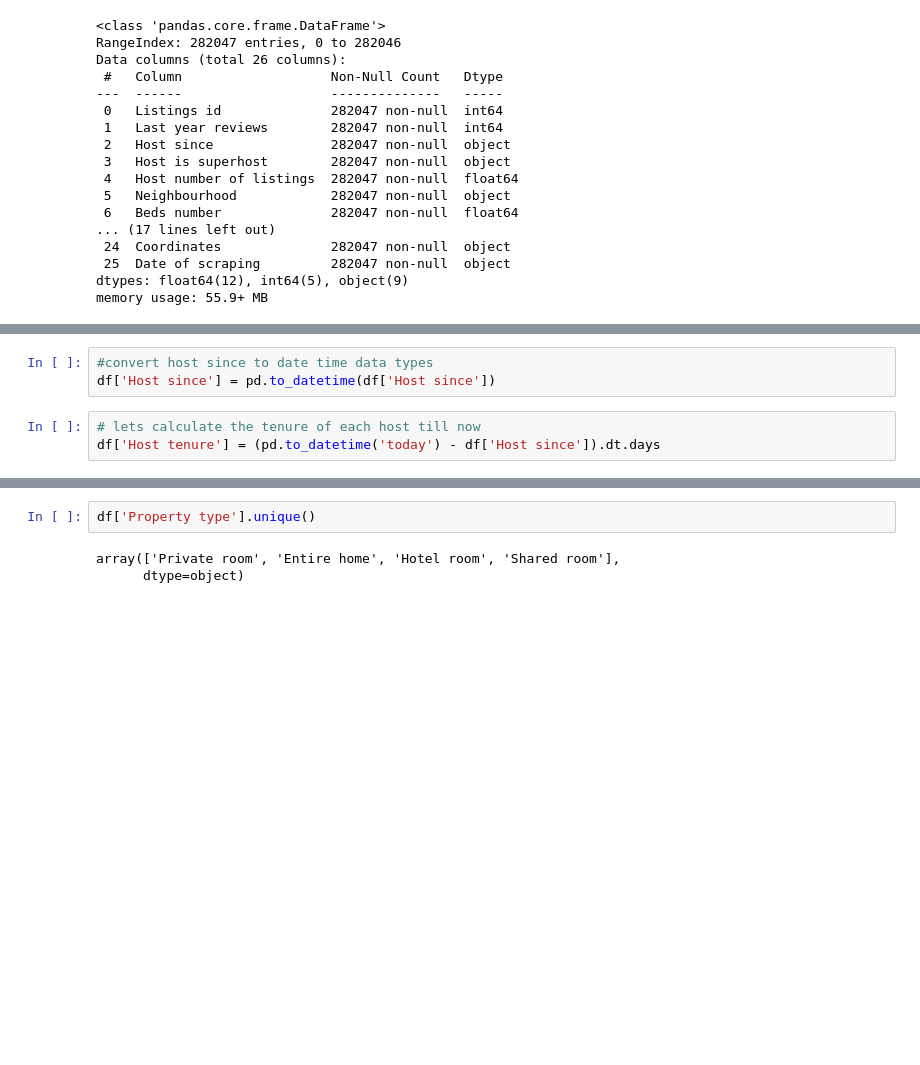
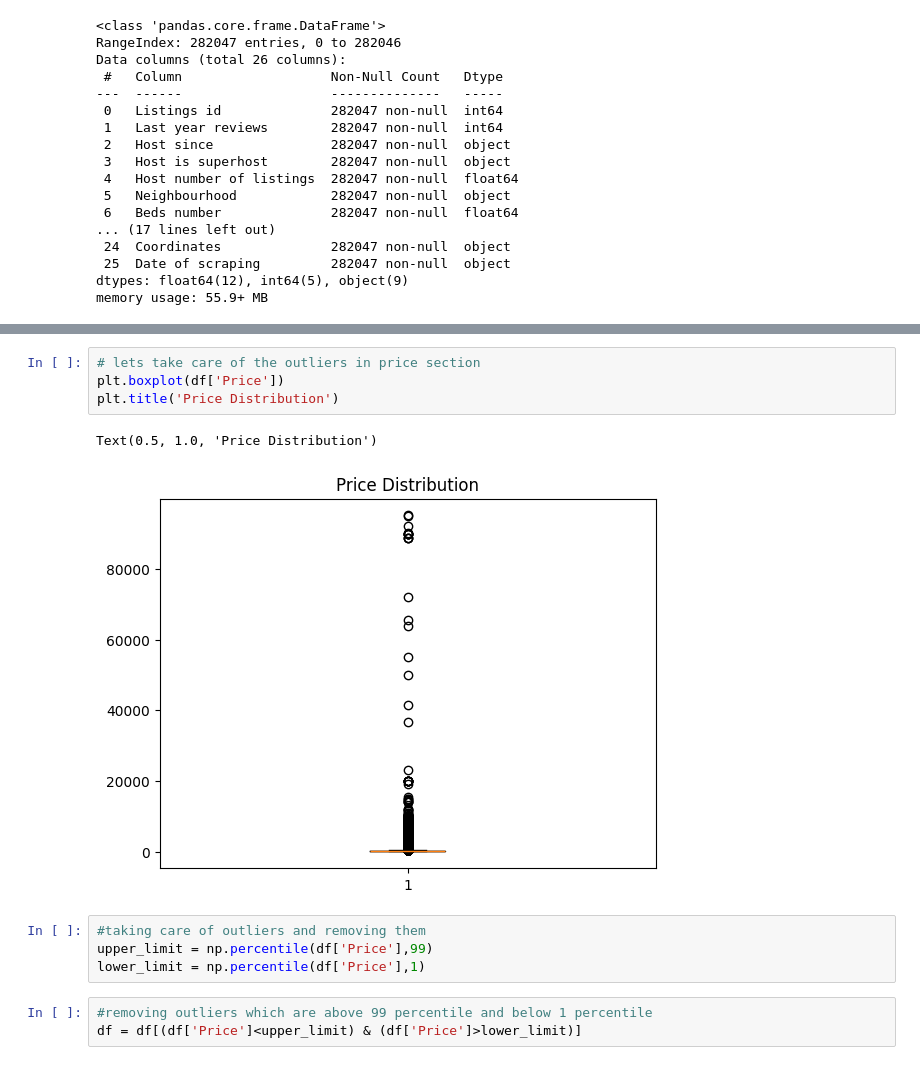
Before and after one commit to KakarotMc/Airbnb, a Jupyter notebook: Italy Airbnb prediciton.ipynb, the cells around one changed output, grey strips where cells are left out. Cells and saved outputs as stored; diff of their text form; blank space fills up the shorter version.

```diff
--- a/Italy Airbnb prediciton.ipynb
+++ b/Italy Airbnb prediciton.ipynb
@@ -81,6 +84,0 @@ df.head()
-# %%
-#convert host since to date time data types
-df['Host since'] = pd.to_datetime(df['Host since'])
-# %%
-# lets calculate the tenure of each host till now
-df['Host tenure'] = (pd.to_datetime('today') - df['Host since']).dt.days
@@ -104,5 +85,14 @@ df.select_dtypes(include=['object'])
-# %%
-df['Property type'].unique()
-# %% [output]
-array(['Private room', 'Entire home', 'Hotel room', 'Shared room'],
-      dtype=object)
+# %%
+# lets take care of the outliers in price section
+plt.boxplot(df['Price'])
+plt.title('Price Distribution')
+# %% [output]
+Text(0.5, 1.0, 'Price Distribution')
+[figure, added]
+# %%
+#taking care of outliers and removing them
+upper_limit = np.percentile(df['Price'],99)
+lower_limit = np.percentile(df['Price'],1)
+# %%
+#removing outliers which are above 99 percentile and below 1 percentile
+df = df[(df['Price']<upper_limit) & (df['Price']>lower_limit)]
```
Also changed, not shown: parts of 22 cells of this notebook.
